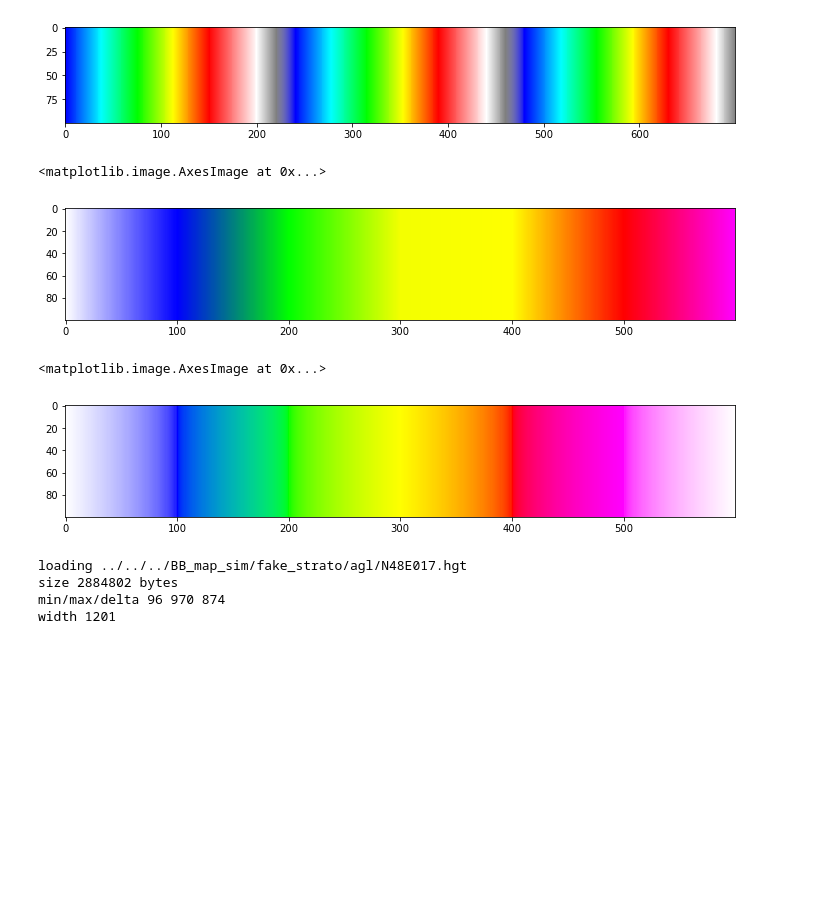
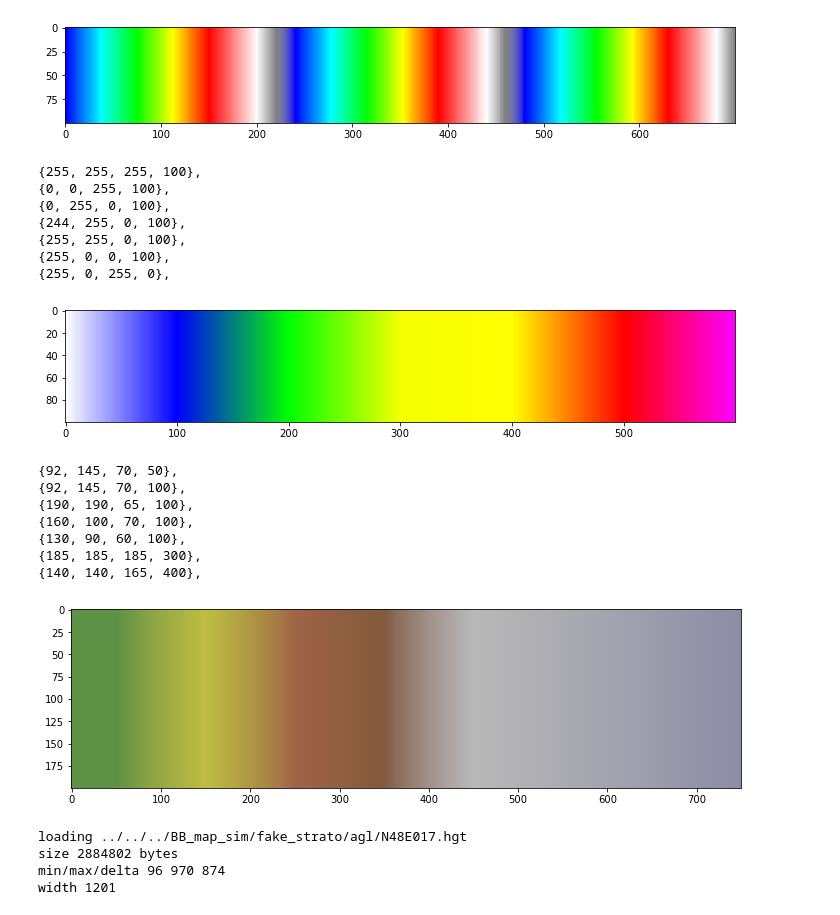
Before and after one commit to fhorinek/BB, a Jupyter notebook: Utilities/Map/notebooks/Layer visuals.ipynb, the cells around one changed output. Cells and saved outputs as stored; diff of their text form; code cells hidden in the pictures; blank space fills up the shorter version.

```diff
--- a/Utilities/Map/notebooks/Layer visuals.ipynb
+++ b/Utilities/Map/notebooks/Layer visuals.ipynb
@@ -192,8 +206,17 @@ for v in palete:
 img = [row] * 100
 
 plt.imshow(img)
+
+for p in points:
+    print("{%u, %u, %u, %u}," % (p[0], p[1], p[2], p[3]))
 # %% [output]
-<matplotlib.image.AxesImage at 0x...>
+{255, 255, 255, 100},
+{0, 0, 255, 100},
+{0, 255, 0, 100},
+{244, 255, 0, 100},
+{255, 255, 0, 100},
+{255, 0, 0, 100},
+{255, 0, 255, 0},
 [figure]
 # %%
 import colorsys
@@ -201,43 +224,53 @@ import math
 
 st = 100
 
 points = []
-points.append([255, 255, 255, st])
-points.append([0, 0, 255, st])
-points.append([0, 255, 0, st])
-points.append([255, 255, 0, st])
-points.append([255, 0, 0, st])
-points.append([255, 0, 255, st])
-points.append([255, 255, 255, st])
+points.append([92, 145, 70, st / 2])
+points.append([92, 145, 70, st])
+points.append([190, 190, 65, st])
+points.append([160, 100, 70, st])
+points.append([130, 90, 60, st])
+points.append([185, 185, 185, st * 3])
+points.append([140, 140, 165, st * 4])
 palete = []
 
 for i in range(len(points) - 1):
     r1, g1, b1, steps = points[i]
+    steps = int(steps)
     r1 *= r1
     g1 *= g1
     b1 *= b1
     r2, g2, b2, __ = points[i+1]
     r2 *= r2
     g2 *= g2
     b2 *= b2
 
     for j in range(steps):
         r = math.sqrt(r1 + j * (r2-r1) / steps)
         g = math.sqrt(g1 + j * (g2-g1) / steps)
         b = math.sqrt(b1 + j * (b2-b1) / steps)
         rgb = (r / 255.0, g / 255.0, b / 255.0)
 
         palete.append(rgb)
 
 row = []
 for v in palete:
     row.append(v)
-img = [row] * 100
+img = [row] * 200
 
 plt.imshow(img)
+
+for p in points:
+    print("{%u, %u, %u, %u}," % (p[0], p[1], p[2], p[3]))
 # %% [output]
-<matplotlib.image.AxesImage at 0x...>
+{92, 145, 70, 50},
+{92, 145, 70, 100},
+{190, 190, 65, 100},
+{160, 100, 70, 100},
+{130, 90, 60, 100},
+{185, 185, 185, 300},
+{140, 140, 165, 400},
-[figure, old version]
+[figure, new version]
 # %%
 data = open_img("agl/N48E017.hgt", "int", plt)
 # %% [output]
```
Also changed, not shown: parts of 1 cell of this notebook, 42 other files.
